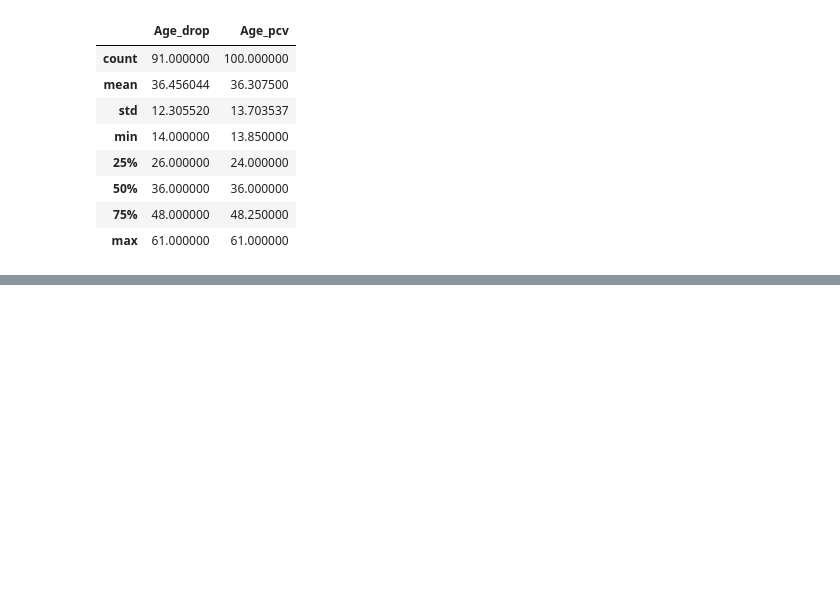
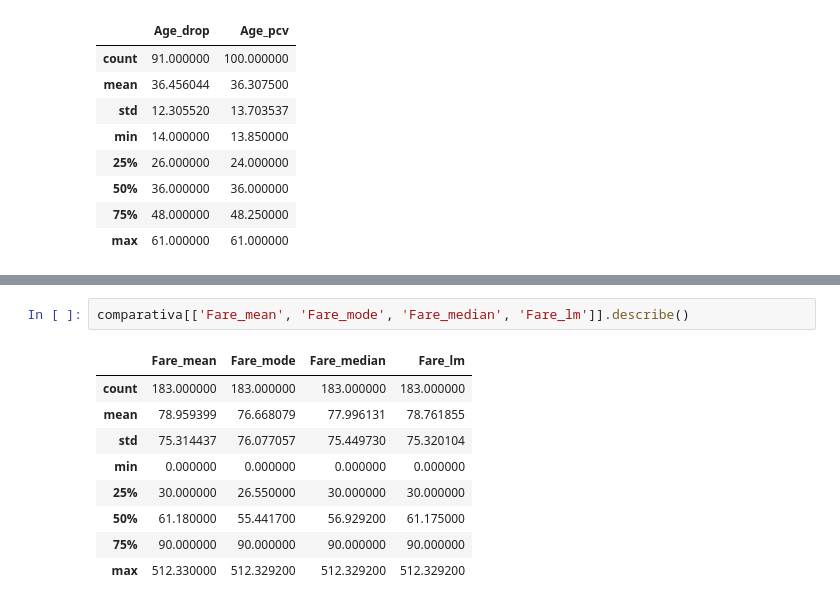
Before and after one commit to Daniel07816/DataWrangling-2022, a Jupyter notebook: Data_Engineer_Lab8/Script.ipynb, the cells around one changed output, grey strips where cells are left out. Saved outputs shown, nothing was run; the diff lists cells and outputs as text; blank space fills up the shorter version.

```diff
--- a/Data_Engineer_Lab8/Script.ipynb
+++ b/Data_Engineer_Lab8/Script.ipynb
@@ -659,0 +754,12 @@ perc[['Age_drop', 'Age_pcv']].describe()
+# %%
+comparativa[['Fare_mean', 'Fare_mode', 'Fare_median', 'Fare_lm']].describe()
+# %% [output]
+|  | Fare_mean | Fare_mode | Fare_median | Fare_lm |
+| count | 183.000000 | 183.000000 | 183.000000 | 183.000000 |
+| mean | 78.959399 | 76.668079 | 77.996131 | 78.761855 |
+| std | 75.314437 | 76.077057 | 75.449730 | 75.320104 |
+| min | 0.000000 | 0.000000 | 0.000000 | 0.000000 |
+| 25% | 30.000000 | 26.550000 | 30.000000 | 30.000000 |
+| 50% | 61.180000 | 55.441700 | 56.929200 | 61.175000 |
+| 75% | 90.000000 | 90.000000 | 90.000000 | 90.000000 |
+| max | 512.330000 | 512.329200 | 512.329200 | 512.329200 |
```
Also changed, not shown: parts of 26 cells of this notebook.
